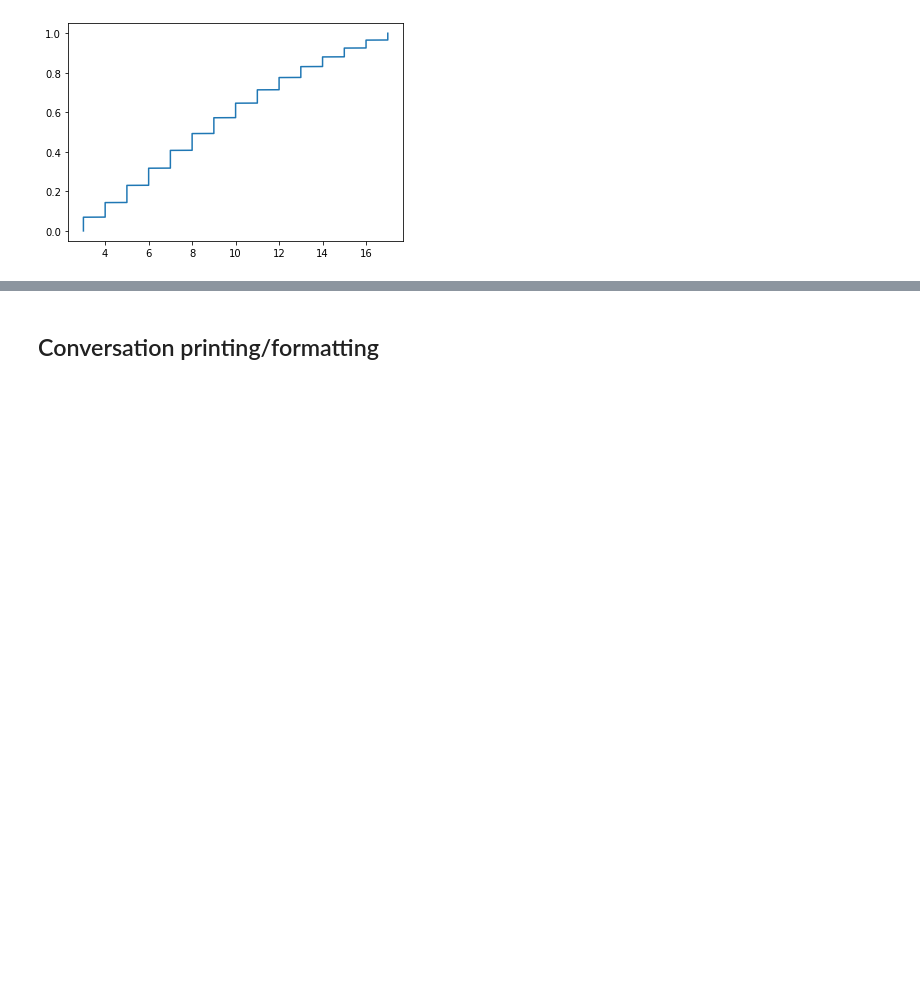
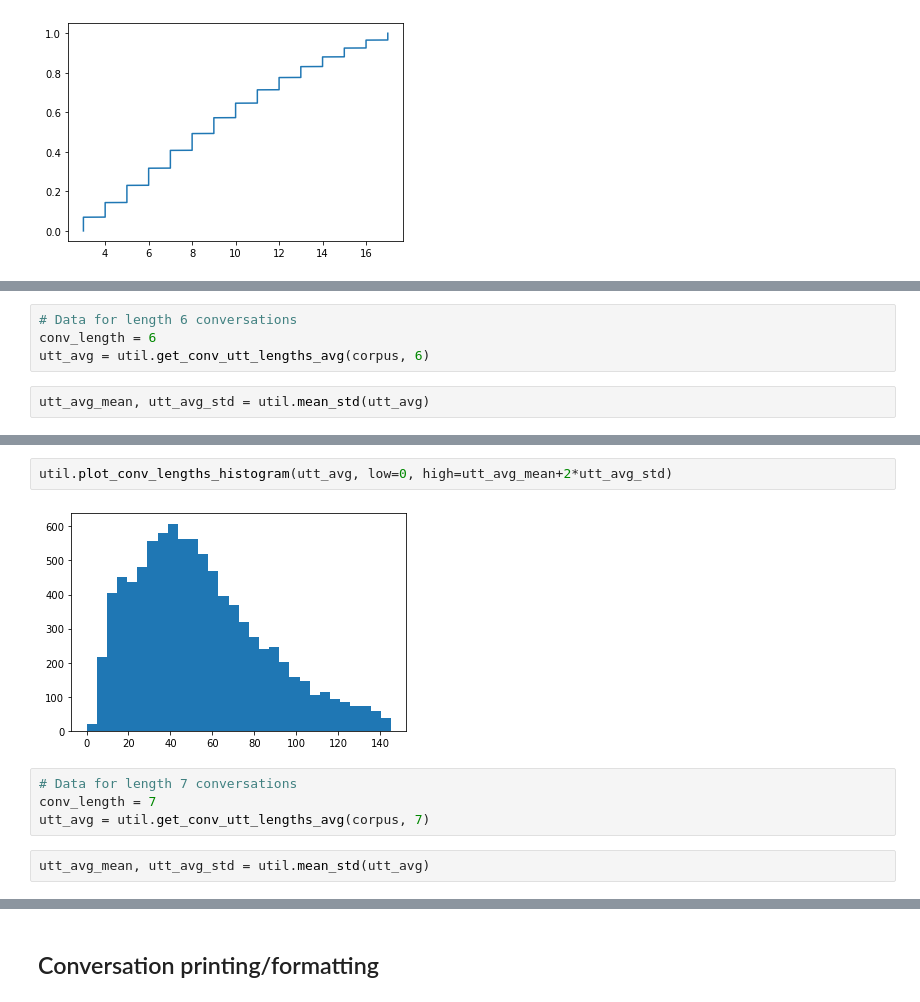
Before and after one commit to davidmkwon/reddit-summarization, a Jupyter notebook: data/travel.ipynb, the cells around one changed output, grey strips where cells are left out. Saved outputs shown, nothing was run; the diff lists cells and outputs as text; blank space fills up the shorter version.

```diff
--- a/data/travel.ipynb
+++ b/data/travel.ipynb
@@ -223,0 +274,6 @@ util.plot_conv_lengths_cdf(conv_lengths, low=0, high=17)
+# %%
+# Data for length 6 conversations
+conv_length = 6
+utt_avg = util.get_conv_utt_lengths_avg(corpus, 6)
+# %%
+utt_avg_mean, utt_avg_std = util.mean_std(utt_avg)
@@ -223,0 +288,10 @@ util.plot_conv_lengths_cdf(conv_lengths, low=0, high=17)
+# %%
+util.plot_conv_lengths_histogram(utt_avg, low=0, high=utt_avg_mean+2*utt_avg_std)
+# %% [output]
+[figure, added]
+# %%
+# Data for length 7 conversations
+conv_length = 7
+utt_avg = util.get_conv_utt_lengths_avg(corpus, 7)
+# %%
+utt_avg_mean, utt_avg_std = util.mean_std(utt_avg)
```
Also changed, not shown: parts of 33 cells of this notebook, 1 other file.
